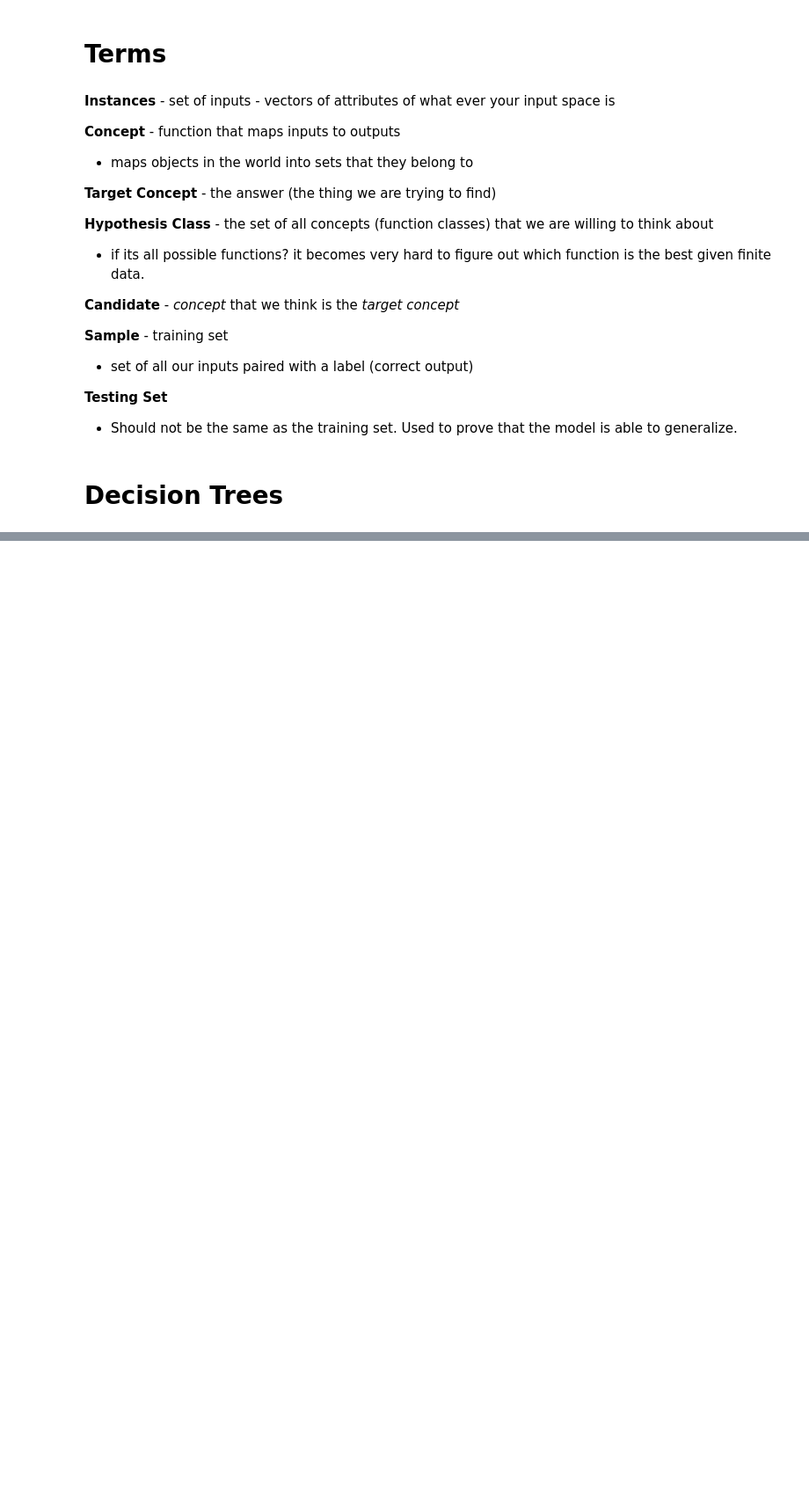
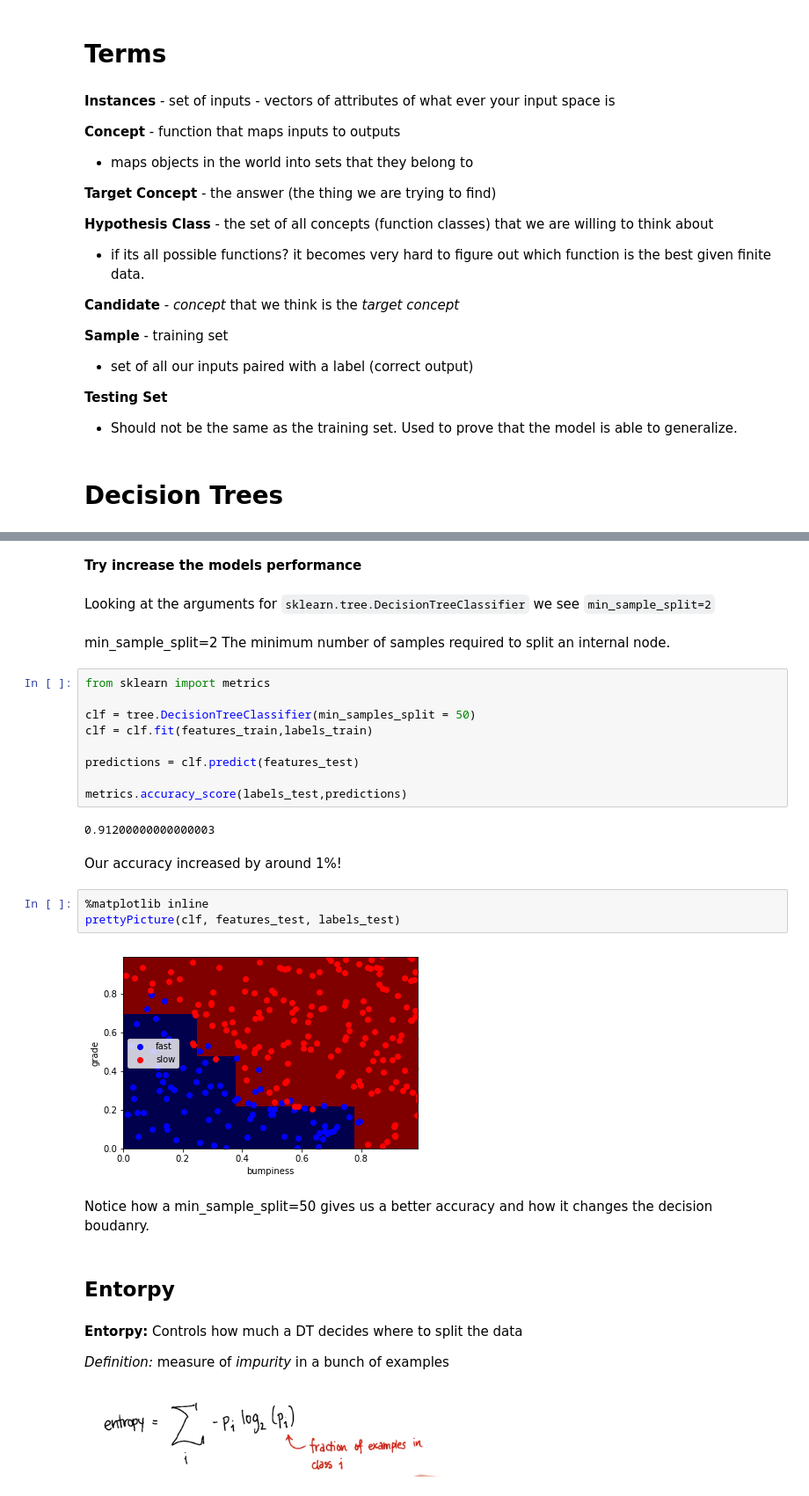
Before and after one commit to JeroenSchmidt/machine-learning, a Jupyter notebook: Notes/Supervised Learning/Decision Trees.ipynb, the cells around one changed output, grey strips where cells are left out. Shown at 88% size. Saved outputs shown, nothing was run; the diff lists cells and outputs as text; blank space fills up the shorter version.

```diff
--- a/Notes/Supervised Learning/Decision Trees.ipynb
+++ b/Notes/Supervised Learning/Decision Trees.ipynb
@@ -22,0 +82,35 @@
+# %% [markdown]
+**Try increase the models performance**
+# %% [markdown]
+Looking at the arguments for `sklearn.tree.DecisionTreeClassifier` we see `min_sample_split=2`
+# %% [markdown]
+min_sample_split=2 The minimum number of samples required to split an internal node.
+# %%
+from sklearn import metrics
+
+clf = tree.DecisionTreeClassifier(min_samples_split = 50)
+clf = clf.fit(features_train,labels_train)
+
+predictions = clf.predict(features_test)
+
+metrics.accuracy_score(labels_test,predictions)
+# %% [output]
+0.91200000000000003
+# %% [markdown]
+Our accuracy increased by around 1%!
+# %%
+%matplotlib inline
+prettyPicture(clf, features_test, labels_test)
+# %% [output]
+[figure, added]
+# %% [markdown]
+Notice how a min_sample_split=50 gives us a better accuracy and how it changes the decision boudanry.
+# %% [markdown]
+## Entorpy
+# %% [markdown]
+**Entorpy:** Controls how much a DT decides where to split the data
+
+*Definition:* measure of *impurity* in a bunch of examples
+# %% [markdown]
+
+![image.png](attachment:image.png)
```
Also changed, not shown: parts of 32 cells of this notebook, 2 other files.
